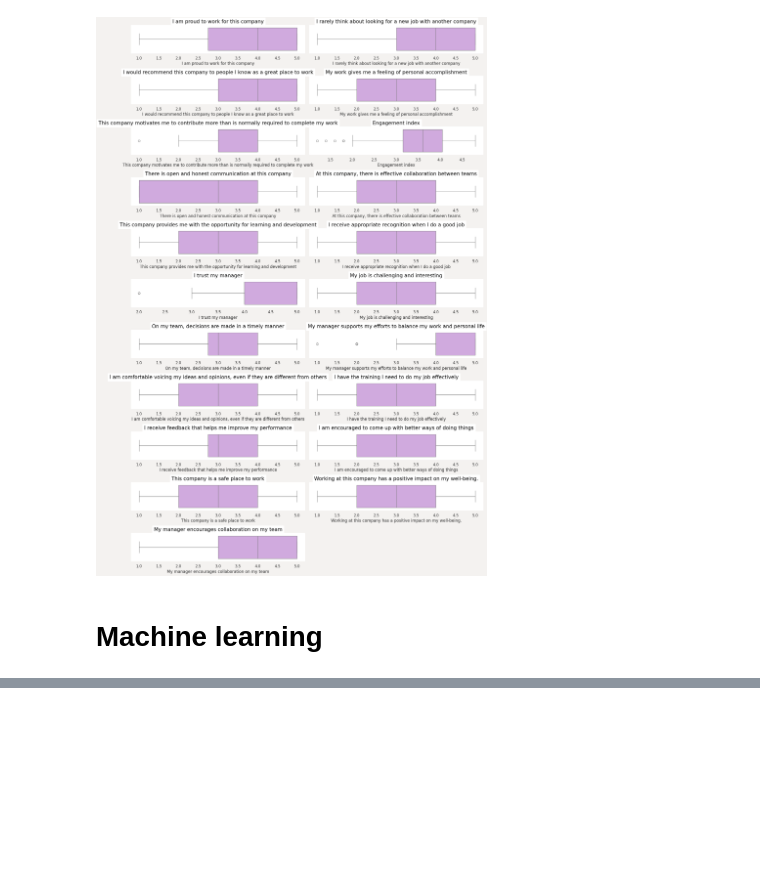
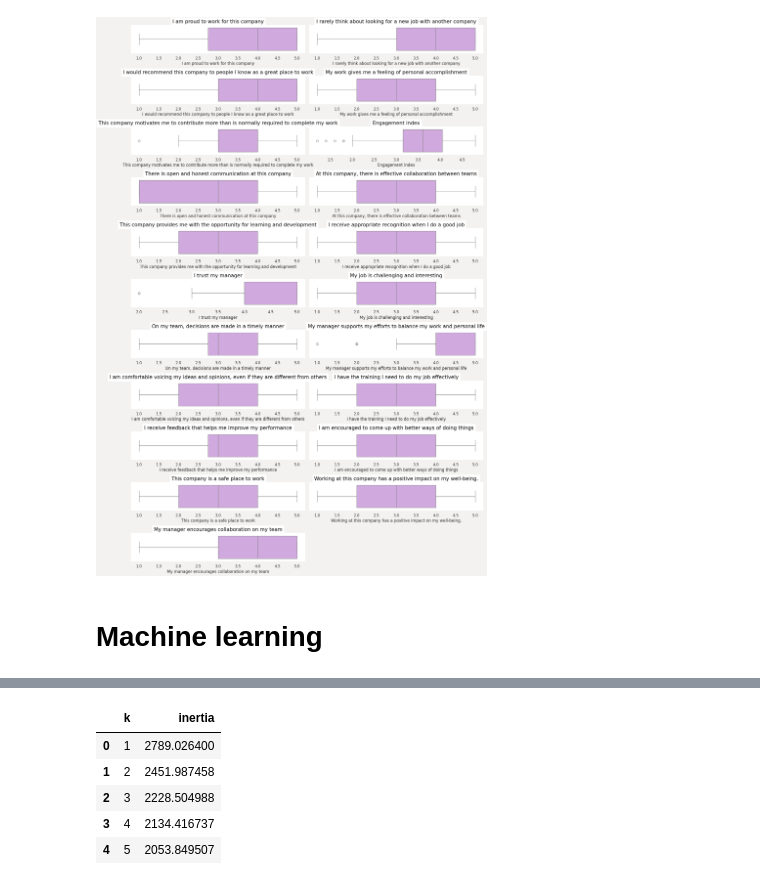
Before and after one commit to abdyraman/peopleanalytics, a Jupyter notebook: OMERS.ipynb, the cells around one changed output, grey strips where cells are left out. Cells and saved outputs as stored; diff of their text form; code cells hidden in the pictures; blank space fills up the shorter version.

```diff
--- a/OMERS.ipynb
+++ b/OMERS.ipynb
@@ -298,0 +338,13 @@ Passing `palette` without assigning `hue` is deprecated and will be removed in v
+# %%
+# Define a DataFrame to hold the values for k and the corresponding inertia
+elbow_data = {"k": k, "inertia": inertia}
+df_elbow = pd.DataFrame(elbow_data)
+# Review the DataFrame
+df_elbow.head()
+# %% [output]
+|  | k | inertia |
+| 0 | 1 | 2789.026400 |
+| 1 | 2 | 2451.987458 |
+| 2 | 3 | 2228.504988 |
+| 3 | 4 | 2134.416737 |
+| 4 | 5 | 2053.849507 |
```
Also changed, not shown: parts of 24 cells of this notebook.
